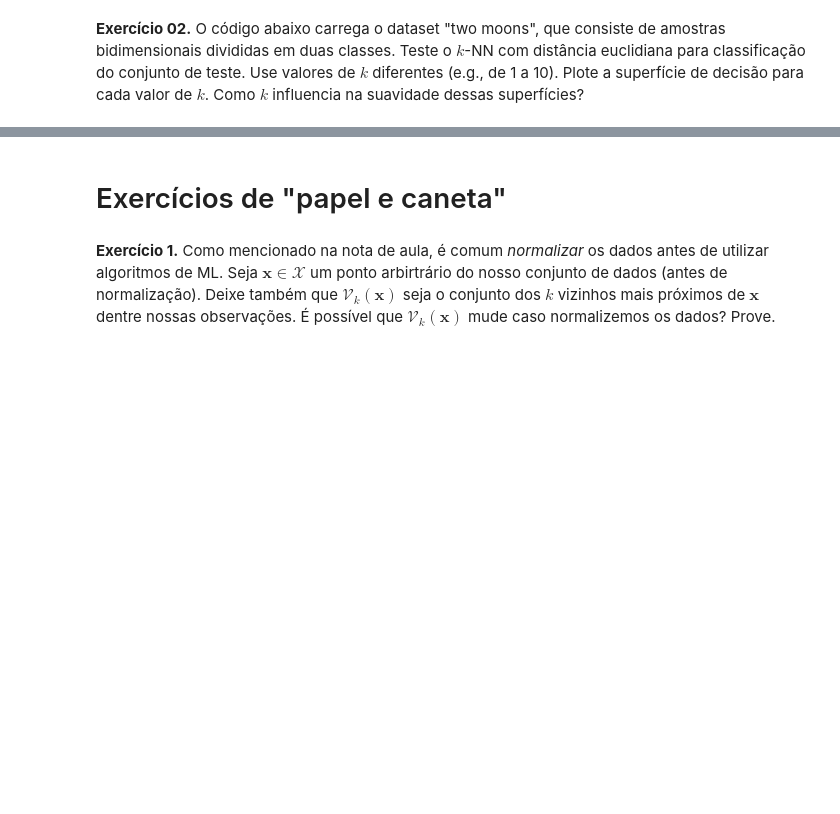
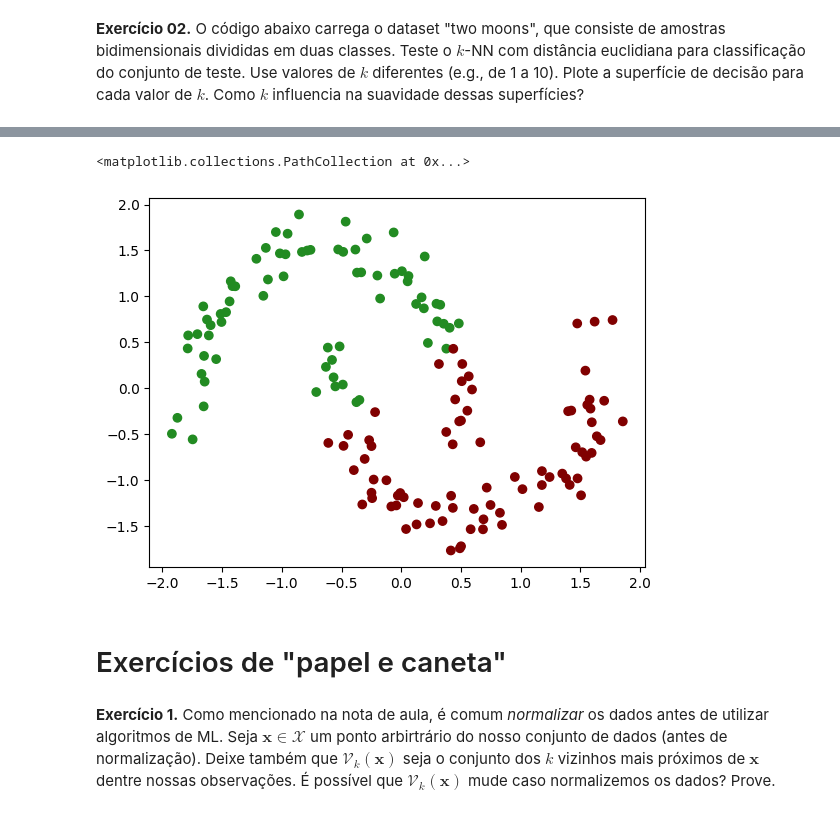
Before and after one commit to andvsilva/dataset, a Jupyter notebook: knn/ML_exercise_1.ipynb, the cells around one changed output, grey strips where cells are left out. Saved outputs shown, nothing was run; the diff lists cells and outputs as text; code cells hidden in the pictures; blank space fills up the shorter version.

```diff
--- a/knn/ML_exercise_1.ipynb
+++ b/knn/ML_exercise_1.ipynb
@@ -19,6 +19,10 @@ import seaborn as sns
 from sklearn.datasets import load_digits, make_moons
 from sklearn.model_selection import train_test_split
 from matplotlib import pyplot
+from sklearn.preprocessing import StandardScaler
+from sklearn.cluster import KMeans
+colors = ['maroon', 'forestgreen']
+vectorizer = np.vectorize(lambda x: colors[x % len(colors)])
 
 
 SEED = 42
@@ -168,0 +182,3 @@ plt.show()
+# %%
+scaler = StandardScaler()
+scaled_features = scaler.fit_transform(moon.features_train)
@@ -168,0 +191,5 @@ plt.show()
+# %%
+plt.scatter(scaled_features[:,0], scaled_features[:,1], c=vectorizer(kmeans.labels_))
+# %% [output]
+<matplotlib.collections.PathCollection at 0x...>
+[figure, added]
```
Also changed, not shown: parts of 5 cells of this notebook.
